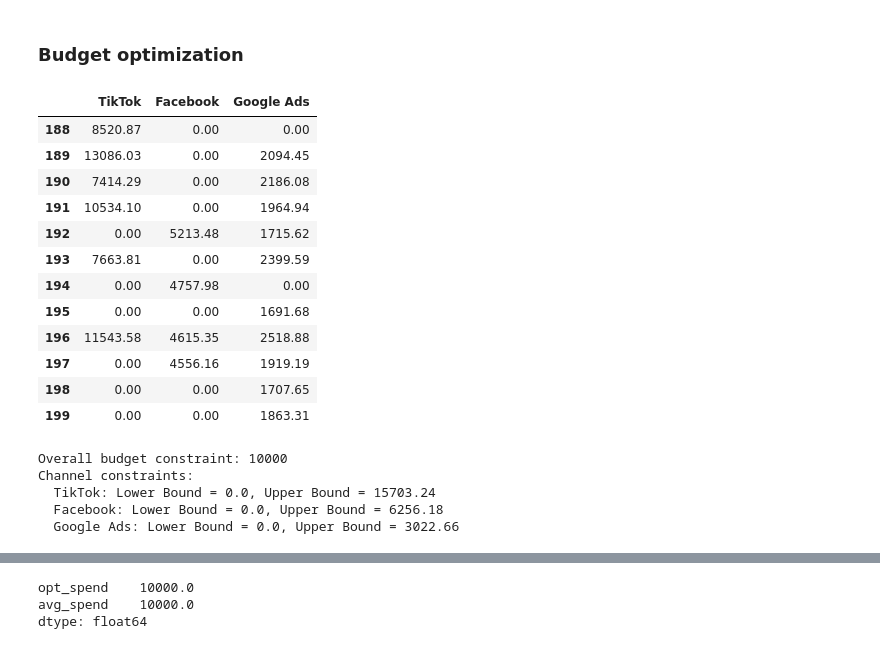
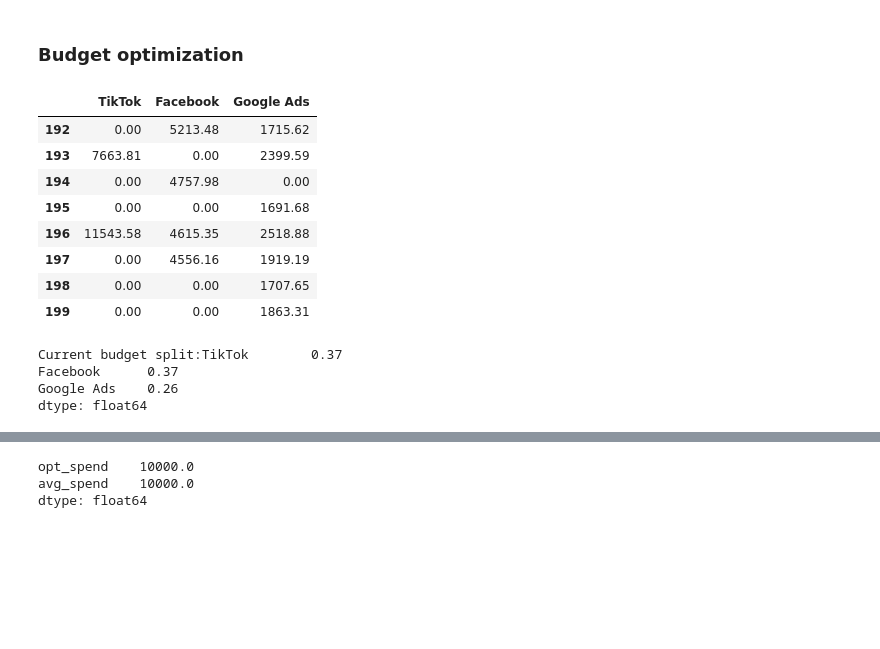
Before and after one commit to hub4akhil/PyMC_projects, a Jupyter notebook: MMM/model1/mmm_2.ipynb, the cells around one changed output, grey strips where cells are left out. Cells and saved outputs as stored; diff of their text form; code cells hidden in the pictures; blank space fills up the shorter version.

```diff
--- a/MMM/model1/mmm_2.ipynb
+++ b/MMM/model1/mmm_2.ipynb
@@ -24,17 +25,13 @@ mmm_default = MMM.load("mmm_1.nc")
 ### Budget optimization
 # %%
 perc_change =0.2
-budget_len =12
+budget_len =8
 budget_idx = slice(len(data)-budget_len,len(data))
 
 recent_period = data[budget_idx][media_columns]
 recent_period
 # %% [output]
 |  | TikTok | Facebook | Google Ads |
-| 188 | 8520.87 | 0.00 | 0.00 |
-| 189 | 13086.03 | 0.00 | 2094.45 |
-| 190 | 7414.29 | 0.00 | 2186.08 |
-| 191 | 10534.10 | 0.00 | 1964.94 |
 | 192 | 0.00 | 5213.48 | 1715.62 |
 | 193 | 7663.81 | 0.00 | 2399.59 |
 | 194 | 0.00 | 4757.98 | 0.00 |
@@ -44,25 +41,30 @@ recent_period
 | 198 | 0.00 | 0.00 | 1707.65 |
 | 199 | 0.00 | 0.00 | 1863.31 |
 # %%
-budget = 10000#round(recent_period.sum(axis=0).sum()/budget_len , -3)
+budget = 5000#round(recent_period.sum(axis=0).sum()/budget_len , -3)
 
 current_budget_split = round(recent_period.mean()/recent_period.mean().sum(),2)
+print(f'Current budget split:{current_budget_split}')
 
-lower_bound = round(recent_period.min(axis=0)*(1-perc_change),2)
-upper_bound = round(recent_period.max(axis=0)*(1+perc_change),2)
+# lower_bound = [1500,1500,1500]
+# upper_bound = [5000,5000,5000]
+min_budget = 500
+max_budget = 4000
 
-budget_bounds = {col : [lower_bound[col],upper_bound[col]]
-                 for col in media_columns}
+budget_bounds = optimizer_xarray_builder(
+    np.array([[min_budget, max_budget], [min_budget, max_budget], [min_budget, max_budget]]),
+    channel=media_columns,
+    bound=["lower", "upper"],
+)
 
-print(f'Overall budget constraint: {budget}')
-print('Channel constraints:')
-for channel, bounds in budget_bounds.items():
-    print(f'  {channel}: Lower Bound = {bounds[0]}, Upper Bound = {bounds[1]}')
+# print(f'Overall budget constraint: {budget}')
+# print('Channel constraints:')
+# for channel, bounds in budget_bounds.items():
+#     print(f'  {channel}: Lower Bound = {bounds[0]}, Upper Bound = {bounds[1]}')
 # %% [output]
-Overall budget constraint: 10000
-Channel constraints:
-  TikTok: Lower Bound = 0.0, Upper Bound = 15703.24
-  Facebook: Lower Bound = 0.0, Upper Bound = 6256.18
-  Google Ads: Lower Bound = 0.0, Upper Bound = 3022.66
+Current budget split:TikTok        0.37
+Facebook      0.37
+Google Ads    0.26
+dtype: float64
 # %%
 model_granularity = "weekly"
```
Also changed, not shown: parts of 4 cells of this notebook, 1 other file.
